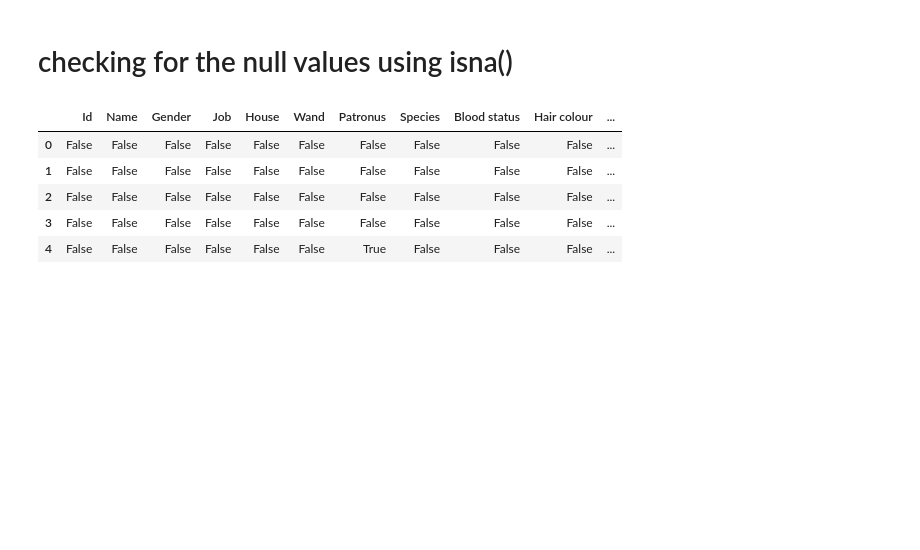
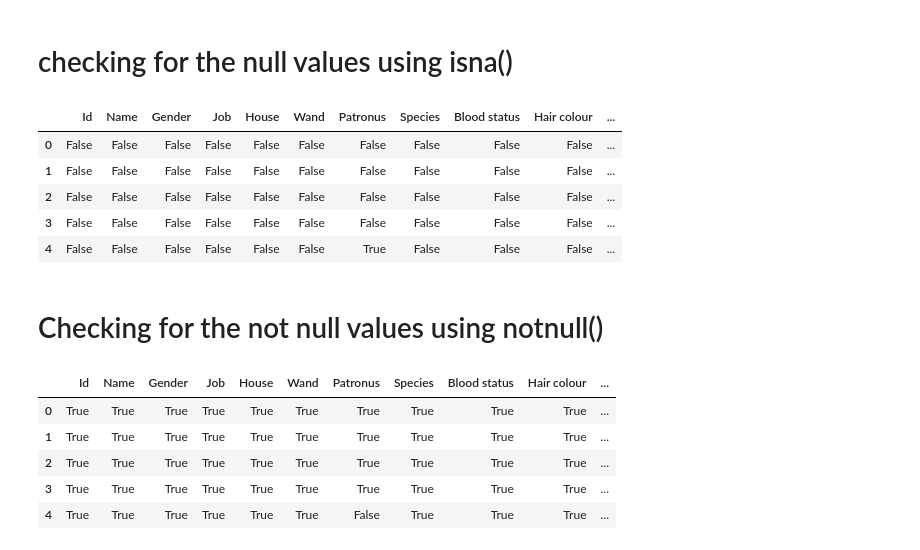
Before and after one commit to Snehamn24/pandas, a Jupyter notebook: Pandas_part2.ipynb, the cells around one changed output. Saved outputs shown, nothing was run; the diff lists cells and outputs as text; code cells hidden in the pictures; blank space fills up the shorter version.

Commit message:
notnull()

```diff
--- a/Pandas_part2.ipynb
+++ b/Pandas_part2.ipynb
@@ -938,3 +938,14 @@ df.isna().head()
 | 2 | False | False | False | False | False | False | False | False | False | False | ... |
 | 3 | False | False | False | False | False | False | False | False | False | False | ... |
 | 4 | False | False | False | False | False | False | True | False | False | False | ... |
+# %% [markdown]
+# Checking for the not null values using notnull()
+# %%
+df.notnull().head()
+# %% [output]
+|  | Id | Name | Gender | Job | House | Wand | Patronus | Species | Blood status | Hair colour | ... |
+| 0 | True | True | True | True | True | True | True | True | True | True | ... |
+| 1 | True | True | True | True | True | True | True | True | True | True | ... |
+| 2 | True | True | True | True | True | True | True | True | True | True | ... |
+| 3 | True | True | True | True | True | True | True | True | True | True | ... |
+| 4 | True | True | True | True | True | True | False | True | True | True | ... |
```
Also changed, not shown: parts of 1 cell of this notebook.
